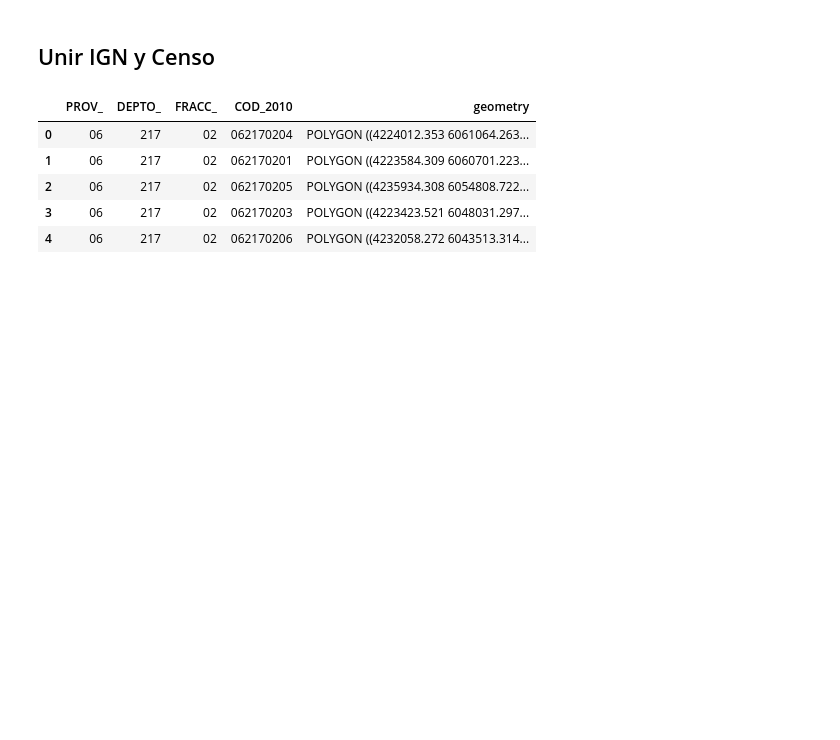
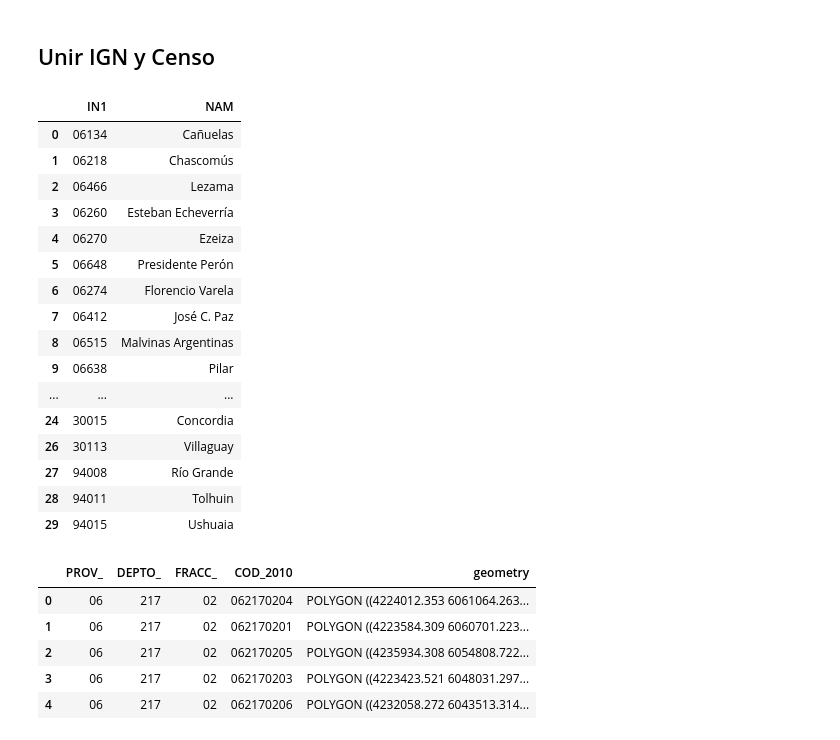
Before and after one commit to matuteiglesias/geoespacial-censo-IGN, a Jupyter notebook: 03 - Radios censales en Departamentos IGN.ipynb, the cells around one changed output. Saved outputs shown, nothing was run; the diff lists cells and outputs as text; code cells hidden in the pictures; blank space fills up the shorter version.

```diff
--- a/03 - Radios censales en Departamentos IGN.ipynb
+++ b/03 - Radios censales en Departamentos IGN.ipynb
@@ -84,6 +104,68 @@ ref_provs.head(2)
 | 1 | 428 | 0 | Provincia | Provincia del Neuquén | Provincia | Neuquén | IGN | Geografía | 58 | 9.771811 | ... |
 # %% [markdown]
 ## Unir IGN y Censo
+# %%
+### Marcar Manual para tener crossw ref
+import pandas as pd
+df = pd.read_csv('./info.csv', dtype = str);
+df['PROV_'] = df['PROV_'].str.zfill(2); df['DEPTO_'] = df['DEPTO_'].str.zfill(3)
+
+if year == '1991':
+    nam_ref = censo[['PROV_', 'DEPTO_', 'NOMBPROV', 'NOMBDEPTO']].drop_duplicates()
+elif year == '2001':
+    nam_ref = censo[['PROV_', 'DEPTO_', 'NOMPROV', 'NOMDEPTO']].drop_duplicates()
+elif year == '2010':
+    nam_ref = censo[['PROV_', 'DEPTO_', 'NOMPROV', 'NOMDPTO']].drop_duplicates()
+
+CABA = nam_ref.loc[nam_ref.PROV_ == '02']
+
+out = df.merge(nam_ref, how = 'left').dropna()
+
+if year != '2010':
+    out = pd.concat([out, CABA]).sort_values(['PROV_', 'DEPTO_'])
+
+if year == '1991':
+    out = out[['PROV_', 'NOMBPROV', 'DEPTO_', 'NOMBDEPTO']]
+elif year == '2001':
+    out = out[['PROV_', 'NOMPROV', 'DEPTO_', 'NOMDEPTO']]
+elif year == '2010':
+    out = out[['PROV_', 'NOMPROV', 'DEPTO_', 'NOMDPTO']]
+
+out = out.drop_duplicates()
+out.to_csv('./crosw_INDEC_'+year+'.csv', index = False)
+out
+
+##########################
+
+df = pd.read_csv('./info_IGN.csv', dtype = str)
+df['IN1'] = df['IN1'].str.zfill(5)
+
+CABA = ref_.loc[ref_.IN1.str[:2] == '02'][df.columns]
+
+if year != '2010':
+    df = pd.concat([df, CABA]).sort_values(['IN1'])
+
+out = df.drop_duplicates()
+out.to_csv('./crosw_IGN_'+year+'.csv', index = False)
+out
+# %% [output]
+|  | IN1 | NAM |
+| 0 | 06134 | Cañuelas |
+| 1 | 06218 | Chascomús |
+| 2 | 06466 | Lezama |
+| 3 | 06260 | Esteban Echeverría |
+| 4 | 06270 | Ezeiza |
+| 5 | 06648 | Presidente Perón |
+| 6 | 06274 | Florencio Varela |
+| 7 | 06412 | José C. Paz |
+| 8 | 06515 | Malvinas Argentinas |
+| 9 | 06638 | Pilar |
+| ... | ... | ... |
+| 24 | 30015 | Concordia |
+| 26 | 30113 | Villaguay |
+| 27 | 94008 | Río Grande |
+| 28 | 94011 | Tolhuin |
+| 29 | 94015 | Ushuaia |
 # %%
 ### Tengo cierta informacion.
 dptos_join_censo = gpd.GeoDataFrame(pd.read_csv('./crosw_INDEC_'+year+'.csv', dtype = str).merge(dptos_censo_shp)[['PROV_','DEPTO_', 'geometry']])
```
Also changed, not shown: parts of 14 cells of this notebook, 27 other files.
